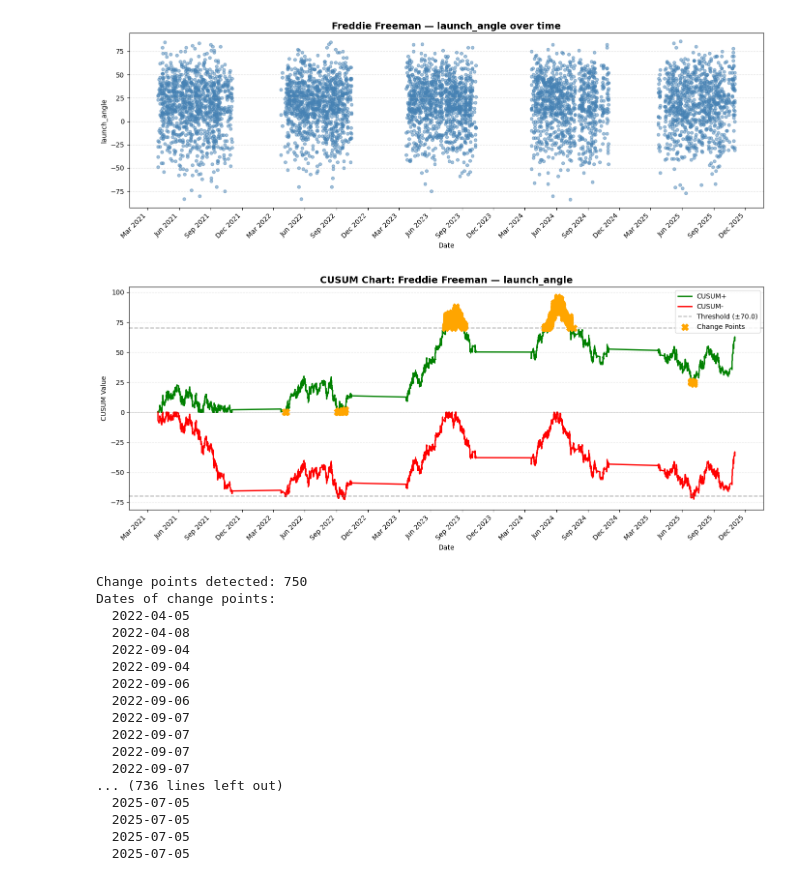
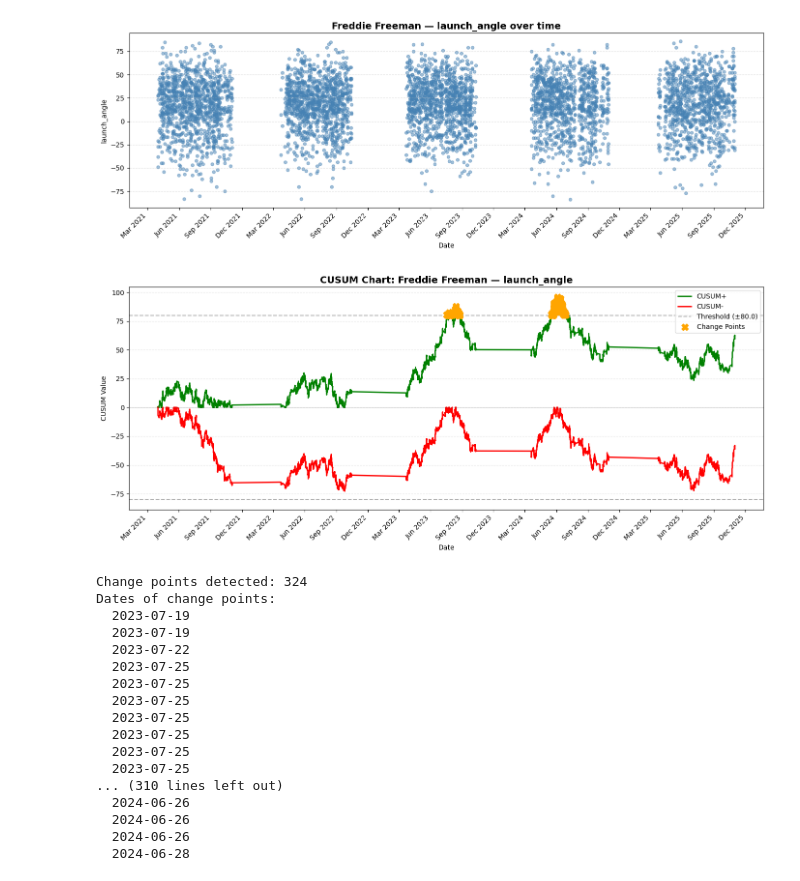
Before and after one commit to phrabit2/CSE6242-prj, a Jupyter notebook: cdp_irene_temp/cdp.ipynb, the cells around one changed output. Saved outputs shown, nothing was run; the diff lists cells and outputs as text; code cells hidden in the pictures.

```diff
--- a/cdp_irene_temp/cdp.ipynb
+++ b/cdp_irene_temp/cdp.ipynb
@@ -219,24 +222,24 @@ def plot_cusum(cusum_result, player_name, index, figsize=(14, 6)):
             print(f"  {pd.Timestamp(cp_date).strftime('%Y-%m-%d')}")
 # %%
 # Example: CUSUM analysis
-cusum_result = cusum_changepoint(df, player_name="Freddie Freeman", index="launch_angle", threshold=70.0)
+cusum_result = cusum_changepoint(df, player_name="Freddie Freeman", index="launch_angle", threshold=80.0)
 plot_cusum(cusum_result, player_name="Freddie Freeman", index="launch_angle")
 # %% [output]
-[figure, old version]
+[figure, new version]
-Change points detected: 750
+Change points detected: 324
 Dates of change points:
-  2022-04-05
-  2022-04-08
-  2022-09-04
-  2022-09-04
-  2022-09-06
-  2022-09-06
-  2022-09-07
-  2022-09-07
-  2022-09-07
-  2022-09-07
-... (736 lines left out)
-  2025-07-05
-  2025-07-05
-  2025-07-05
-  2025-07-05
+  2023-07-19
+  2023-07-19
+  2023-07-22
+  2023-07-25
+  2023-07-25
+  2023-07-25
+  2023-07-25
+  2023-07-25
+  2023-07-25
+  2023-07-25
+... (310 lines left out)
+  2024-06-26
+  2024-06-26
+  2024-06-26
+  2024-06-28
```
Also changed, not shown: parts of 2 cells of this notebook, 1 other file.
